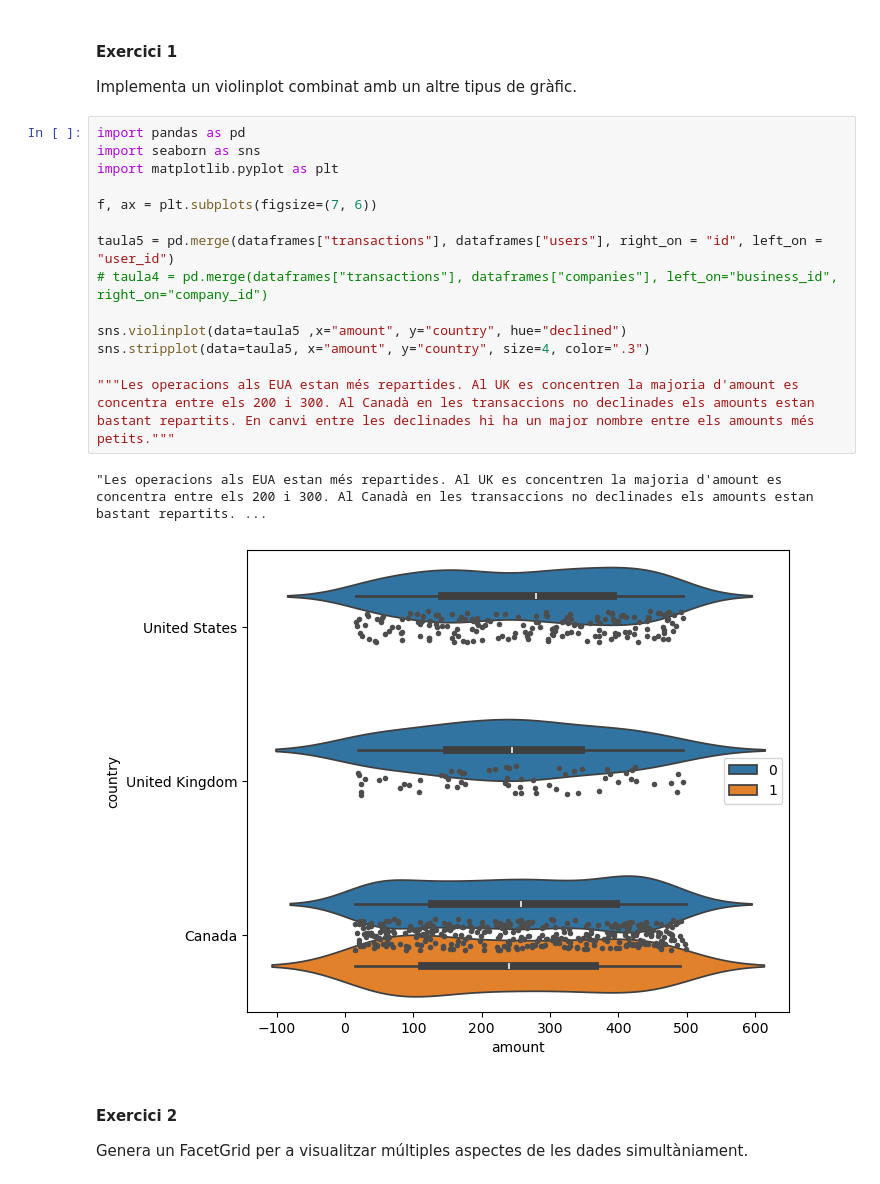
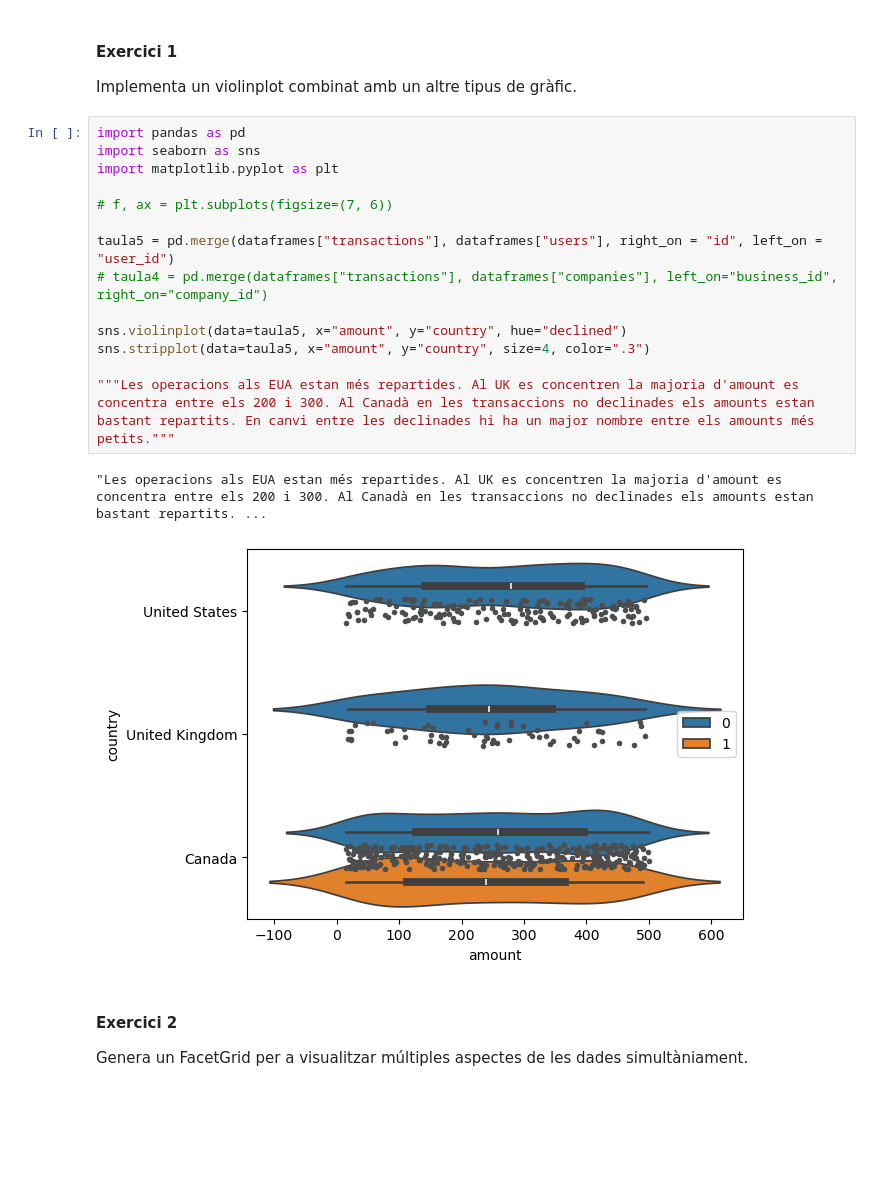
Before and after one commit to aleix-gb/Aleix-Gabarro-sprints, a Jupyter notebook: Sprint 8/Sprint 8.01.ipynb, the cells around one changed output. Saved outputs shown, nothing was run; the diff lists cells and outputs as text; blank space fills up the shorter version.

```diff
--- a/Sprint 8/Sprint 8.01.ipynb
+++ b/Sprint 8/Sprint 8.01.ipynb
@@ -287,20 +291,20 @@ Implementa un violinplot combinat amb un altre tipus de gràfic.
 # %%
 import pandas as pd
 import seaborn as sns
 import matplotlib.pyplot as plt
 
-f, ax = plt.subplots(figsize=(7, 6))
+# f, ax = plt.subplots(figsize=(7, 6))
 
 taula5 = pd.merge(dataframes["transactions"], dataframes["users"], right_on = "id", left_on = "user_id")
 # taula4 = pd.merge(dataframes["transactions"], dataframes["companies"], left_on="business_id", right_on="company_id")
 
-sns.violinplot(data=taula5 ,x="amount", y="country", hue="declined")
+sns.violinplot(data=taula5, x="amount", y="country", hue="declined")
 sns.stripplot(data=taula5, x="amount", y="country", size=4, color=".3")
 
 """Les operacions als EUA estan més repartides. Al UK es concentren la majoria d'amount es concentra entre els 200 i 300. Al Canadà en les transaccions no declinades els amounts estan bastant repartits. En canvi entre les declinades hi ha un major nombre entre els amounts més petits."""
 # %% [output]
 "Les operacions als EUA estan més repartides. Al UK es concentren la majoria d'amount es concentra entre els 200 i 300. Al Canadà en les transaccions no declinades els amounts estan bastant repartits. ...
-[figure, old version]
+[figure, new version]
 # %% [markdown]
 #### Exercici 2
 Genera un FacetGrid per a visualitzar múltiples aspectes de les dades simultàniament.
```
Also changed, not shown: parts of 4 cells of this notebook, 1 other file.
